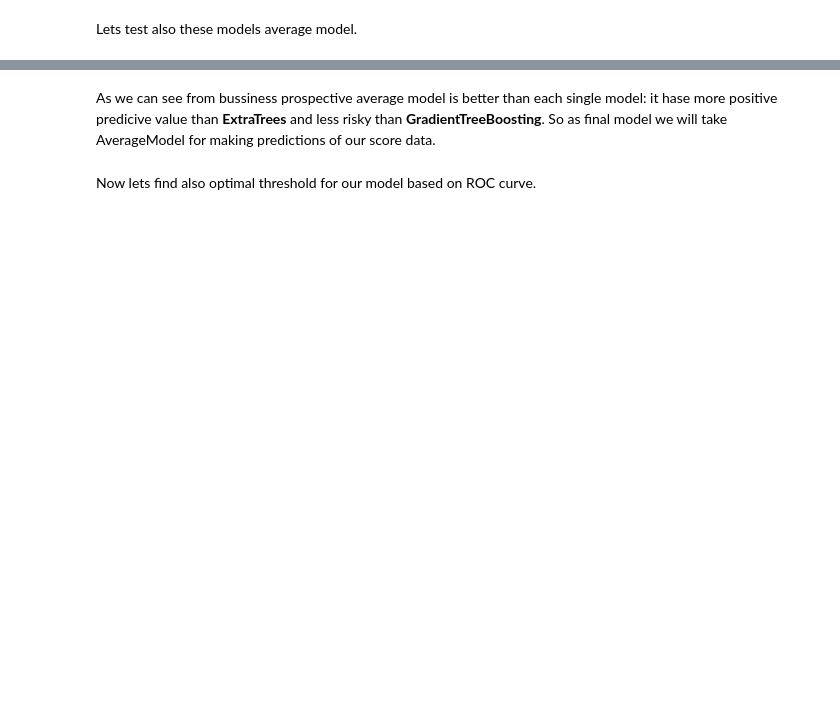
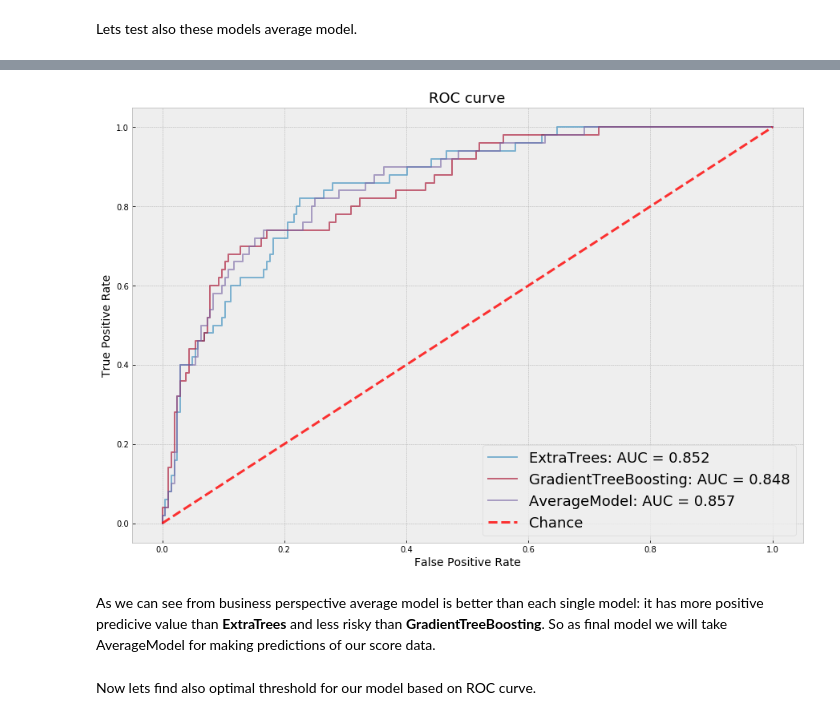
Before and after one commit to razmikmelikbekyan/market_share_prediction, a Jupyter notebook: MODELING.ipynb, the cells around one changed output, grey strips where cells are left out. Drawn from its saved outputs; the diff is of its cells as text; code cells hidden in the pictures; blank space fills up the shorter version.

```diff
--- a/MODELING.ipynb
+++ b/MODELING.ipynb
@@ -794,6 +879,11 @@ all_final_models[model_name] = final_lgb
 ### Testing
 # %% [markdown]
 Finally lets test our models.
+# %%
+import os
+
+plots_dir = 'plots'
+os.makedirs(plots_dir, exist_ok=True)
 # %%
 # first we have to fit using all train data
 for model in all_final_models.values():
@@ -953,2 +1017,6 @@ print('AverageModel: [{:.2f}, {:.2f}]'.format(average_conf_interval[0], average_
+# %%
+plot_multiple_roc_curves(all_models_test_scores, image_path=os.path.join(plots_dir, 'test_ROC_curve'))
+# %% [output]
+[figure, added]
 # %% [markdown]
-As we can see from bussiness prospective average model is better than each single model: it hase more positive predicive value than **ExtraTrees** and less risky than **GradientTreeBoosting**. So as final model we will take AverageModel for making predictions of our score data.
+As we can see from business perspective average model is better than each single model: it has more positive predicive value than **ExtraTrees** and less risky than **GradientTreeBoosting**. So as final model we will take AverageModel for making predictions of our score data.
```
Also changed, not shown: parts of 72 cells of this notebook, 9 other files.
